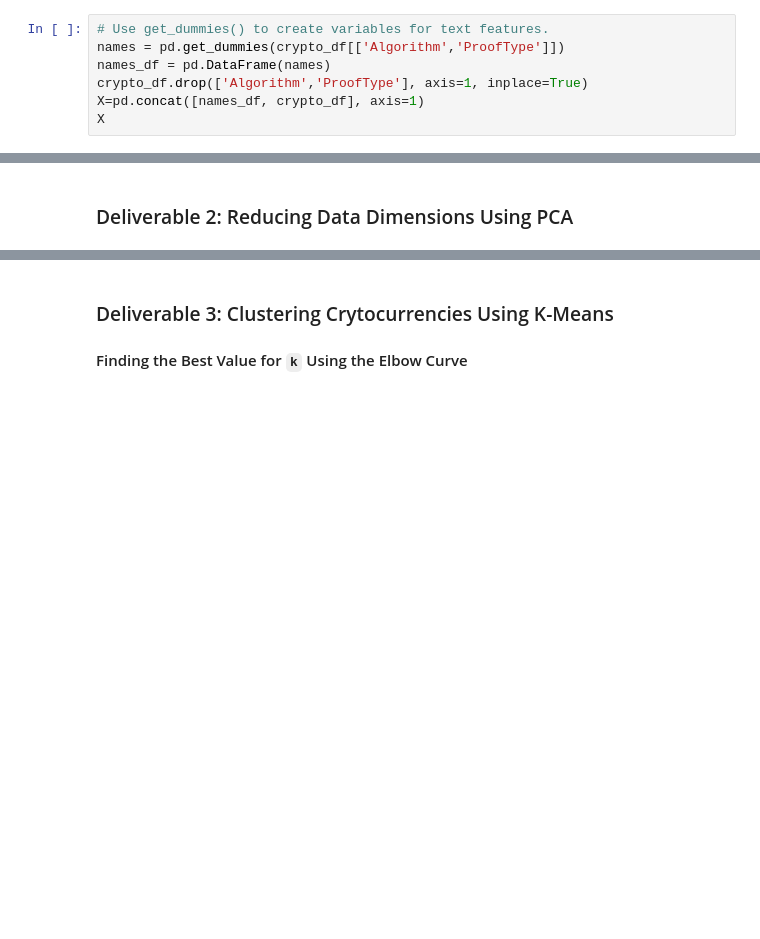
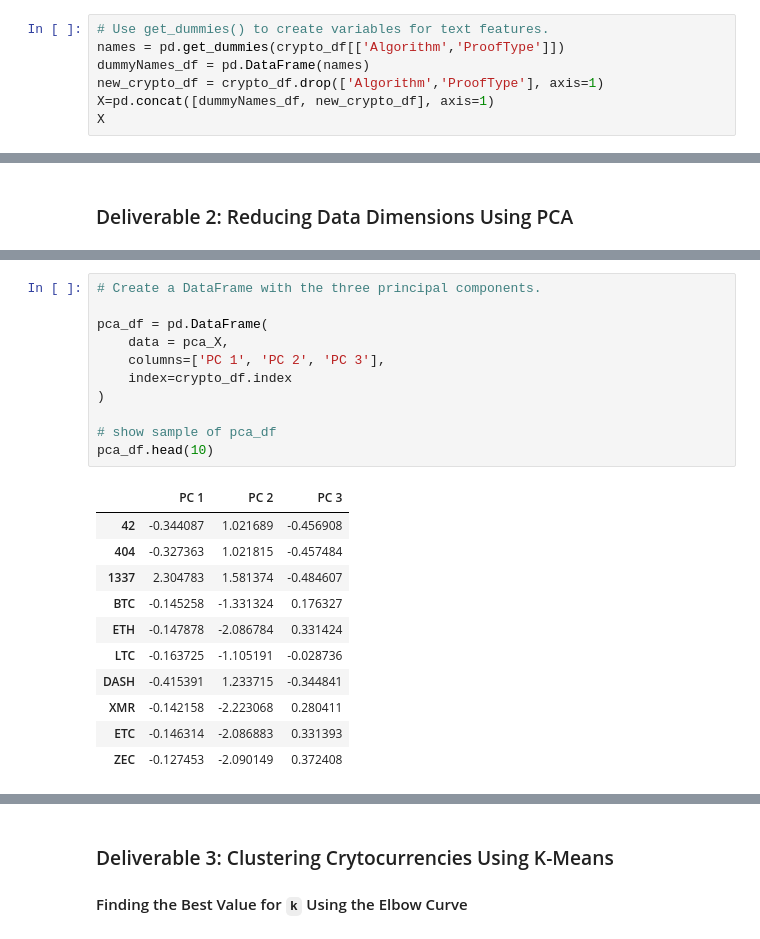
Before and after one commit to statocat/UNCBC-HW19-UnsupervisedML, a Jupyter notebook: crypto_clustering.ipynb, the cells around one changed output, grey strips where cells are left out. Saved outputs shown, nothing was run; the diff lists cells and outputs as text; blank space fills up the shorter version.

```diff
--- a/crypto_clustering.ipynb
+++ b/crypto_clustering.ipynb
@@ -104,9 +104,9 @@ crypto_df.head(10)
 # %%
 # Use get_dummies() to create variables for text features.
 names = pd.get_dummies(crypto_df[['Algorithm','ProofType']])
-names_df = pd.DataFrame(names)
-crypto_df.drop(['Algorithm','ProofType'], axis=1, inplace=True)
-X=pd.concat([names_df, crypto_df], axis=1)
+dummyNames_df = pd.DataFrame(names)
+new_crypto_df = crypto_df.drop(['Algorithm','ProofType'], axis=1)
+X=pd.concat([dummyNames_df, new_crypto_df], axis=1)
 X
 # %% [output]
 |  | Algorithm_1GB AES Pattern Search | Algorithm_536 | Algorithm_Argon2d | Algorithm_BLAKE256 | Algorithm_Blake | ... |
@@ -150,0 +138,23 @@ print(X)
+# %%
+# Create a DataFrame with the three principal components.
+
+pca_df = pd.DataFrame(
+    data = pca_X,
+    columns=['PC 1', 'PC 2', 'PC 3'],
+    index=crypto_df.index
+)
+
+# show sample of pca_df
+pca_df.head(10)
+# %% [output]
+|  | PC 1 | PC 2 | PC 3 |
+| 42 | -0.344087 | 1.021689 | -0.456908 |
+| 404 | -0.327363 | 1.021815 | -0.457484 |
+| 1337 | 2.304783 | 1.581374 | -0.484607 |
+| BTC | -0.145258 | -1.331324 | 0.176327 |
+| ETH | -0.147878 | -2.086784 | 0.331424 |
+| LTC | -0.163725 | -1.105191 | -0.028736 |
+| DASH | -0.415391 | 1.233715 | -0.344841 |
+| XMR | -0.142158 | -2.223068 | 0.280411 |
+| ETC | -0.146314 | -2.086883 | 0.331393 |
+| ZEC | -0.127453 | -2.090149 | 0.372408 |
```
Also changed, not shown: parts of 11 cells of this notebook.
